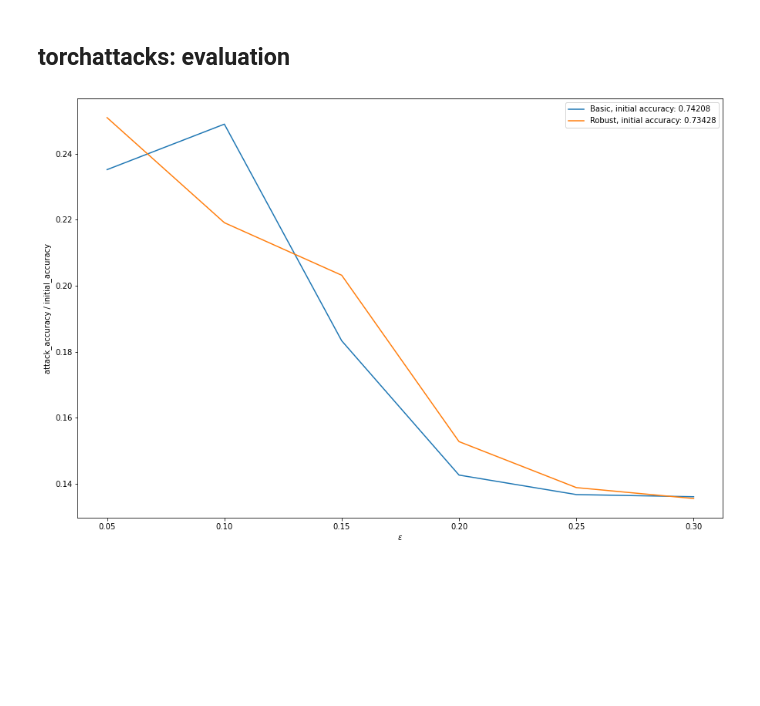
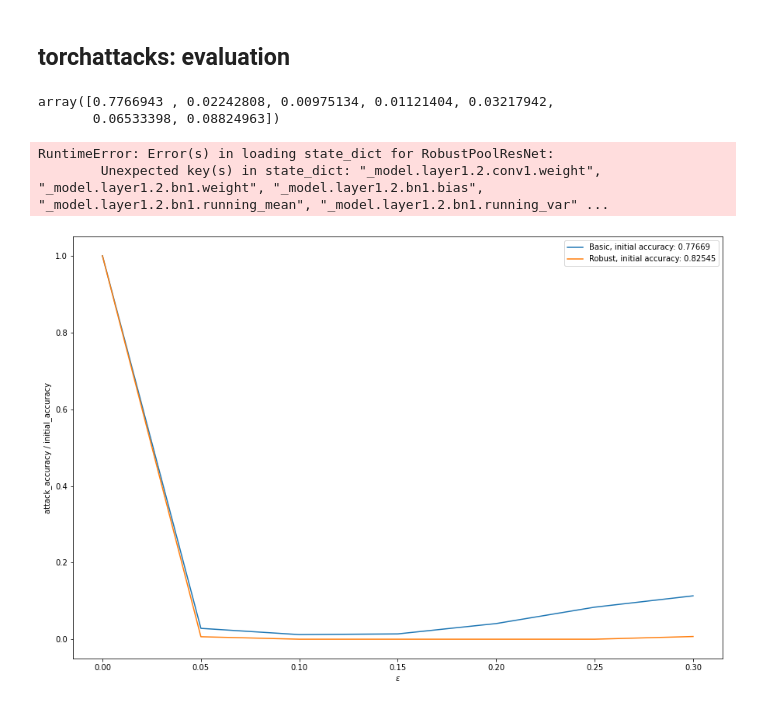
Before and after one commit to ekonyagin/cvx_repo, a Jupyter notebook: cvx_test_egor.ipynb, the cells around one changed output. Cells and saved outputs as stored; diff of their text form; code cells hidden in the pictures; blank space fills up the shorter version.

```diff
--- a/cvx_test_egor.ipynb
+++ b/cvx_test_egor.ipynb
@@ -264,7 +264,7 @@ class RobustPoolResNet(nn.Module):
     def __init__(self, num_classes):
         super().__init__()
 
-        self._model = torchvision.models.resnet34(pretrained=False, num_classes=n_classes)
+        self._model = torchvision.models.resnet18(pretrained=False, num_classes=num_classes)
         self._model.avgpool = robustpool.RobustGlobalPool2d(robustpool.Welsch)
 
     def forward(self, x):
@@ -276,9 +312,9 @@ optimizer = torch.optim.Adam(model.parameters(), lr=1e-3, weight_decay=1e-4)
 # %%
 train_model(model, optimizer,
             criterion=nn.CrossEntropyLoss(),
-            n_epoch=100,
+            n_epoch=50,
             batch_size=256,
             dataset=train_dataset,
             train_percentage=0.7,
-            backup_name="resnet34_pseudo_welsch.pth.tar")
+            backup_name="resnet18_welsch.pth.tar")
 # %% [output]
@@ -286,7 +322,7 @@ train_model(model, optimizer,
 # %%
 best_model = RobustPoolResNet(num_classes=N_CLASSES)
 best_model = best_model.to(DEVICE)
-best_model.load_state_dict(torch.load("resnet34_pseudo_welsch.pth.tar"))
+best_model.load_state_dict(torch.load("resnet18_welsch.pth.tar"))
 best_model = best_model.eval()
 # %%
 robust_model_accs = []
@@ -364,3 +442,8 @@ for epsilon in epsilons:
     acc = test_attack_torchattack(best_model, test_dataset, epsilon=epsilon, batch_size=128)
     basic_model_accs.append(acc)
 basic_model_accs = np.array(basic_model_accs)
+# %%
+basic_model_accs
+# %% [output]
+array([0.7766943 , 0.02242808, 0.00975134, 0.01121404, 0.03217942,
+       0.06533398, 0.08824963])
@@ -367,7 +452,7 @@ basic_model_accs = np.array(basic_model_accs)
 # %%
-best_model = RobustPoolSqueezeNet(num_classes=N_CLASSES)
+best_model = RobustPoolResNet(num_classes=N_CLASSES)
 best_model = best_model.to(DEVICE)
-best_model.load_state_dict(torch.load("squeezenet_1_0_pseudo_welsch.pth.tar"))
+best_model.load_state_dict(torch.load("resnet34_pseudo_welsch.pth.tar"))
 best_model = best_model.eval()
 
 robust_model_accs = []
@@ -375,16 +460,19 @@ for epsilon in epsilons:
     acc = test_attack_torchattack(best_model, test_dataset, epsilon=epsilon, batch_size=128)
     robust_model_accs.append(acc)
 robust_model_accs = np.array(robust_model_accs)
+# %% [output]
+RuntimeError: Error(s) in loading state_dict for RobustPoolResNet:
+        Unexpected key(s) in state_dict: "_model.layer1.2.conv1.weight", "_model.layer1.2.bn1.weight", "_model.layer1.2.bn1.bias", "_model.layer1.2.bn1.running_mean", "_model.layer1.2.bn1.running_var" ...
 # %%
 plt.figure(figsize=(15, 10))
-plt.plot(epsilons[1:], basic_model_accs[1:] / basic_model_accs[0], label="Basic, initial accuracy: " + str(round(basic_model_accs[0], 5)))
-plt.plot(epsilons[1:], robust_model_accs[1:] / robust_model_accs[0], label="Robust, initial accuracy: " + str(round(robust_model_accs[0], 5)))
+plt.plot(epsilons, basic_model_accs / basic_model_accs[0], label="Basic, initial accuracy: " + str(round(basic_model_accs[0], 5)))
+plt.plot(epsilons, robust_model_accs / robust_model_accs[0], label="Robust, initial accuracy: " + str(round(robust_model_accs[0], 5)))
 plt.xlabel("$\epsilon$")
 plt.ylabel("attack_accuracy / initial_accuracy")
 plt.legend()
 plt.show()
 # %% [output]
-[figure, old version]
+[figure, new version]
 # %%
 basic_model_accs
 # %% [output]
```
Also changed, not shown: parts of 17 cells of this notebook, 1 other file.
